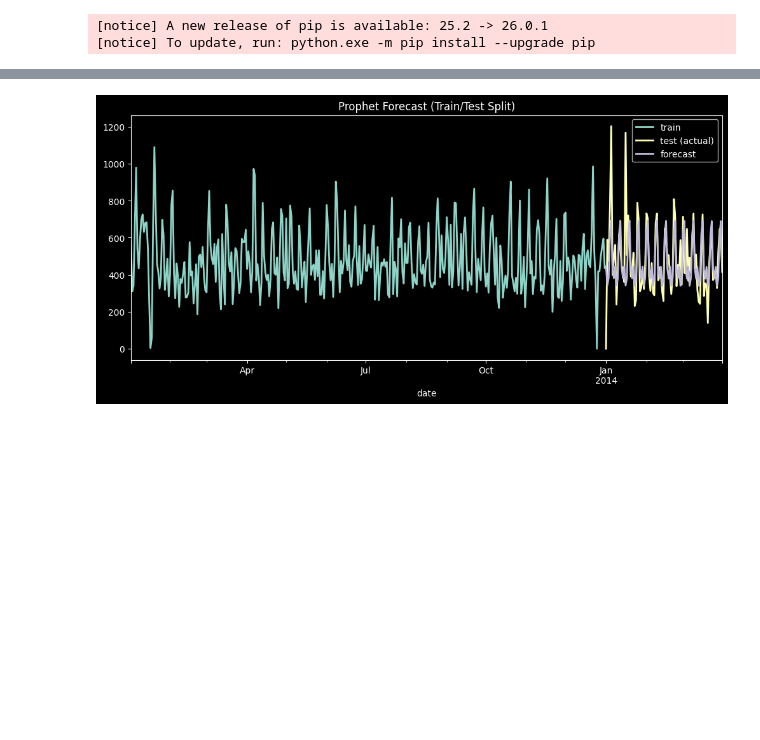
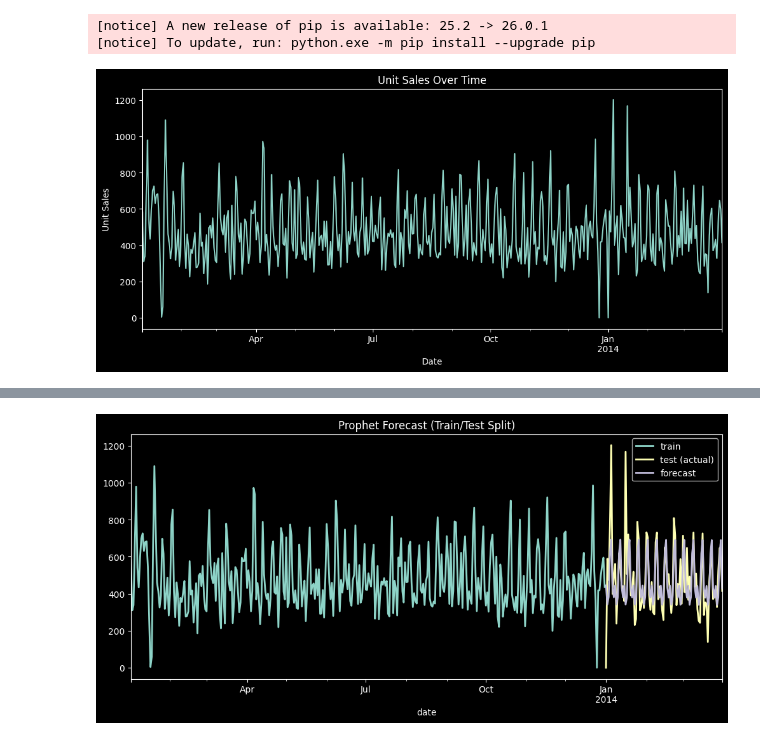
Before and after one commit to pavlovamarija-sys/TimeSeries-Favorita-Store, a Jupyter notebook: week_02/statistical_models.ipynb, the cells around one changed output, grey strips where cells are left out. Drawn from its saved outputs; the diff is of its cells as text; code cells hidden in the pictures; blank space fills up the shorter version.

```diff
--- a/week_02/statistical_models.ipynb
+++ b/week_02/statistical_models.ipynb
@@ -219,3 +219,14 @@ Requirement already satisfied: tzdata>=2022.7 in c:\users\marija pavlova\appdata
 Requirement already satisfied: colorama in c:\users\marija pavlova\appdata\local\programs\python\python314\lib\site-packages (from tqdm>=4.36.1->prophet) (0.4.6)
 [notice] A new release of pip is available: 25.2 -> 26.0.1
 [notice] To update, run: python.exe -m pip install --upgrade pip
+# %%
+import matplotlib.pyplot as plt
+
+plt.figure(figsize=(12, 5))
+df["unit_sales"].plot()
+plt.title("Unit Sales Over Time")
+plt.ylabel("Unit Sales")
+plt.xlabel("Date")
+plt.show()
+# %% [output]
+[figure, added]
```
Also changed, not shown: parts of 7 cells of this notebook.
